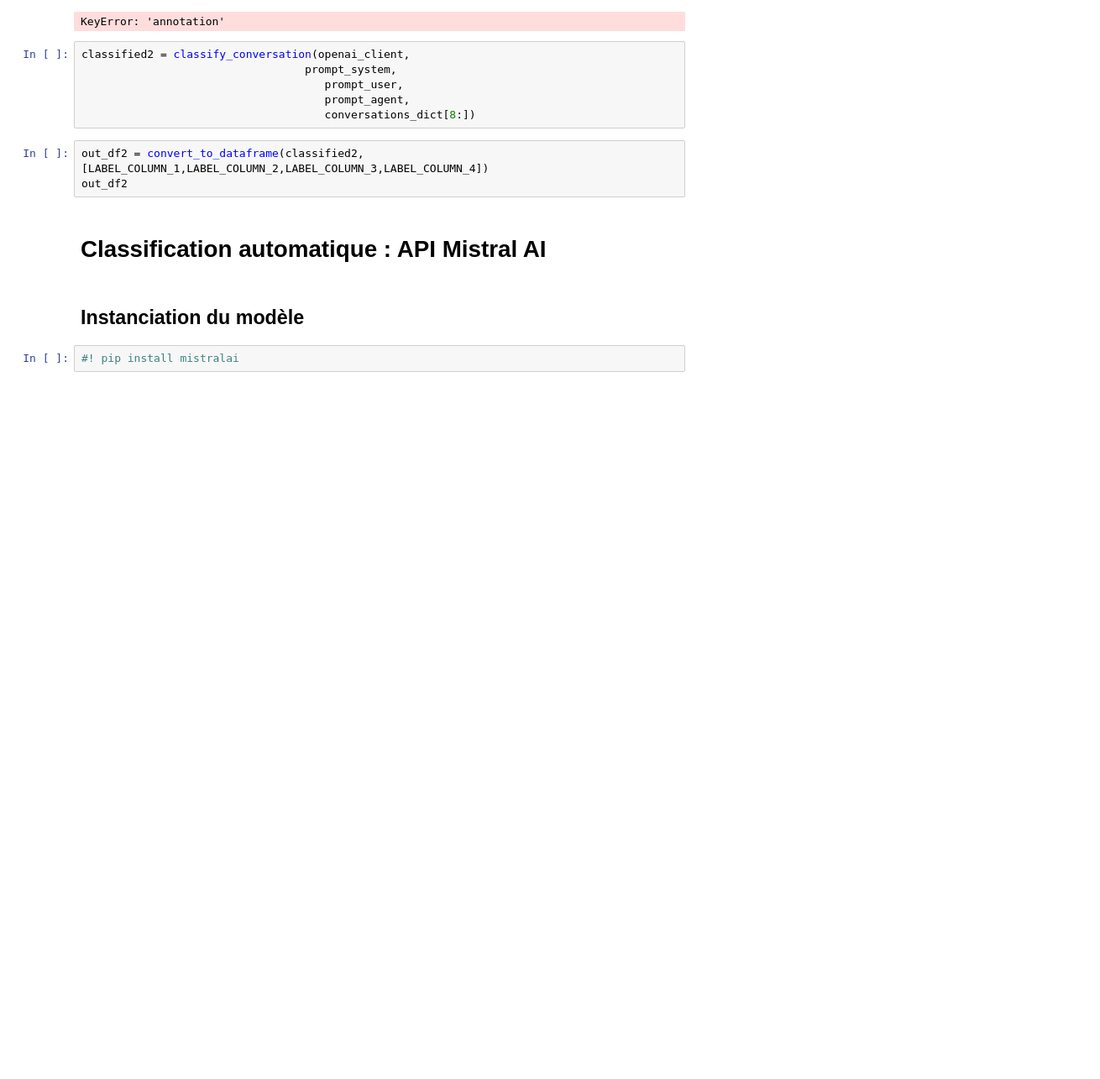
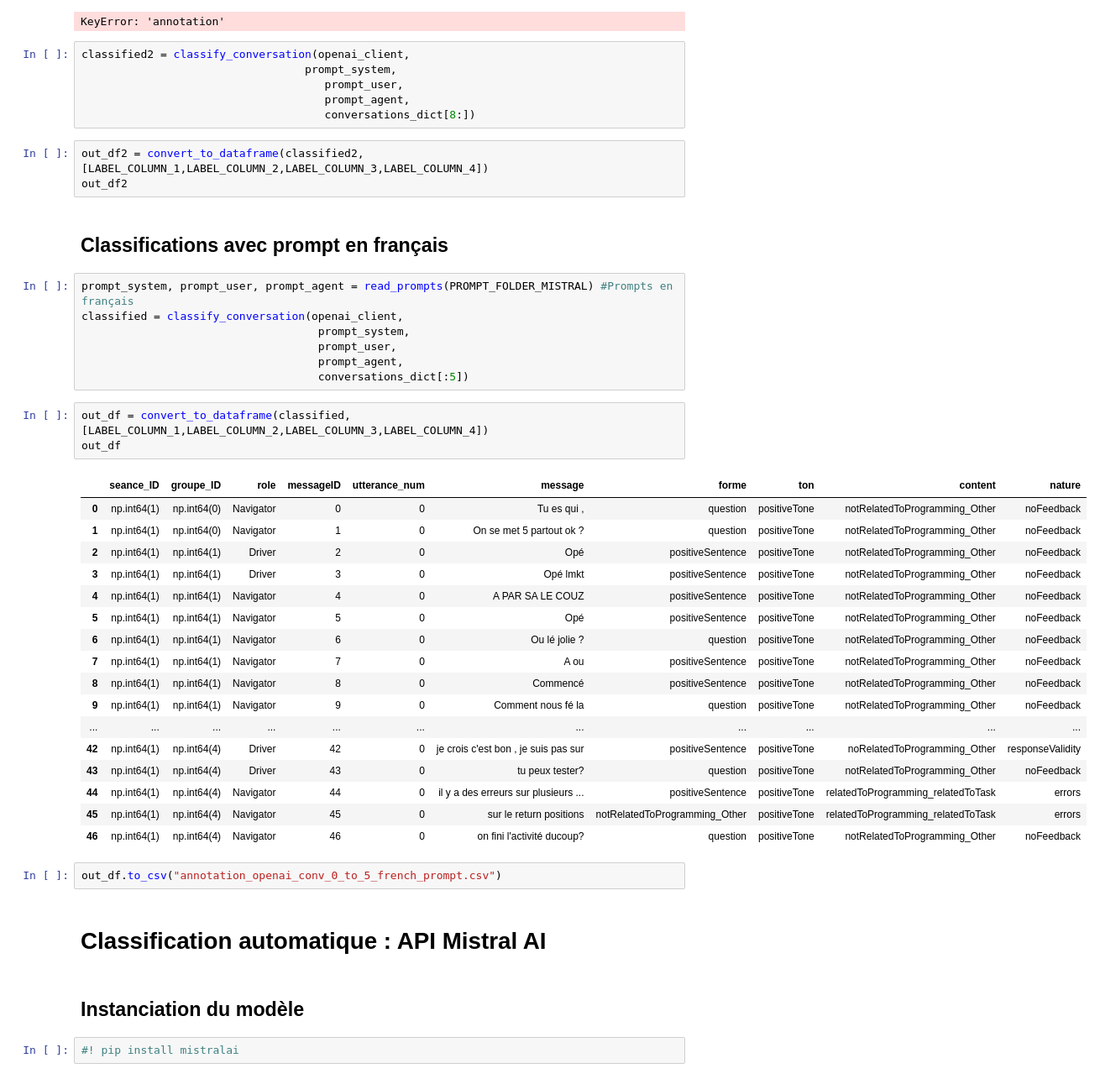
Before and after one commit to chloeboireaudevier/StageMIDL, a Jupyter notebook: automatisation_attributs.ipynb, the cells around one changed output. Shown at 84% size. Saved outputs shown, nothing was run; the diff lists cells and outputs as text; blank space fills up the shorter version.

```diff
--- a/automatisation_attributs.ipynb
+++ b/automatisation_attributs.ipynb
@@ -670,6 +653,38 @@ classified2 = classify_conversation(openai_client,
 # %%
 out_df2 = convert_to_dataframe(classified2, [LABEL_COLUMN_1,LABEL_COLUMN_2,LABEL_COLUMN_3,LABEL_COLUMN_4])
 out_df2
+# %% [markdown]
+## Classifications avec prompt en français
+# %%
+prompt_system, prompt_user, prompt_agent = read_prompts(PROMPT_FOLDER_MISTRAL) #Prompts en français
+classified = classify_conversation(openai_client,
+                                    prompt_system,
+                                    prompt_user,
+                                    prompt_agent,
+                                    conversations_dict[:5])
+# %%
+out_df = convert_to_dataframe(classified, [LABEL_COLUMN_1,LABEL_COLUMN_2,LABEL_COLUMN_3,LABEL_COLUMN_4])
+out_df
+# %% [output]
+|  | seance_ID | groupe_ID | role | messageID | utterance_num | message | forme | ton | content | nature |
+| 0 | np.int64(1) | np.int64(0) | Navigator | 0 | 0 | Tu es qui , | question | positiveTone | notRelatedToProgramming_Other | noFeedback |
+| 1 | np.int64(1) | np.int64(0) | Navigator | 1 | 0 | On se met 5 partout ok ? | question | positiveTone | notRelatedToProgramming_Other | noFeedback |
+| 2 | np.int64(1) | np.int64(1) | Driver | 2 | 0 | Opé | positiveSentence | positiveTone | notRelatedToProgramming_Other | noFeedback |
+| 3 | np.int64(1) | np.int64(1) | Driver | 3 | 0 | Opé lmkt | positiveSentence | positiveTone | notRelatedToProgramming_Other | noFeedback |
+| 4 | np.int64(1) | np.int64(1) | Navigator | 4 | 0 | A PAR SA LE COUZ | positiveSentence | positiveTone | notRelatedToProgramming_Other | noFeedback |
+| 5 | np.int64(1) | np.int64(1) | Navigator | 5 | 0 | Opé | positiveSentence | positiveTone | notRelatedToProgramming_Other | noFeedback |
+| 6 | np.int64(1) | np.int64(1) | Navigator | 6 | 0 | Ou lé jolie ? | question | positiveTone | notRelatedToProgramming_Other | noFeedback |
+| 7 | np.int64(1) | np.int64(1) | Navigator | 7 | 0 | A ou | positiveSentence | positiveTone | notRelatedToProgramming_Other | noFeedback |
+| 8 | np.int64(1) | np.int64(1) | Navigator | 8 | 0 | Commencé | positiveSentence | positiveTone | notRelatedToProgramming_Other | noFeedback |
+| 9 | np.int64(1) | np.int64(1) | Navigator | 9 | 0 | Comment nous fé la | question | positiveTone | notRelatedToProgramming_Other | noFeedback |
+| ... | ... | ... | ... | ... | ... | ... | ... | ... | ... | ... |
+| 42 | np.int64(1) | np.int64(4) | Driver | 42 | 0 | je crois c'est bon , je suis pas sur | positiveSentence | positiveTone | noRelatedToProgramming_Other | responseValidity |
+| 43 | np.int64(1) | np.int64(4) | Driver | 43 | 0 | tu peux tester? | question | positiveTone | notRelatedToProgramming_Other | noFeedback |
+| 44 | np.int64(1) | np.int64(4) | Navigator | 44 | 0 | il y a des erreurs sur plusieurs ... | positiveSentence | positiveTone | relatedToProgramming_relatedToTask | errors |
+| 45 | np.int64(1) | np.int64(4) | Navigator | 45 | 0 | sur le return positions | notRelatedToProgramming_Other | positiveTone | relatedToProgramming_relatedToTask | errors |
+| 46 | np.int64(1) | np.int64(4) | Navigator | 46 | 0 | on fini l'activité ducoup? | question | positiveTone | notRelatedToProgramming_Other | noFeedback |
+# %%
+out_df.to_csv("annotation_openai_conv_0_to_5_french_prompt.csv")
 # %% [markdown]
 # Classification automatique : API Mistral AI
 # %% [markdown]
```
Also changed, not shown: parts of 3 cells of this notebook, 11 other files.
